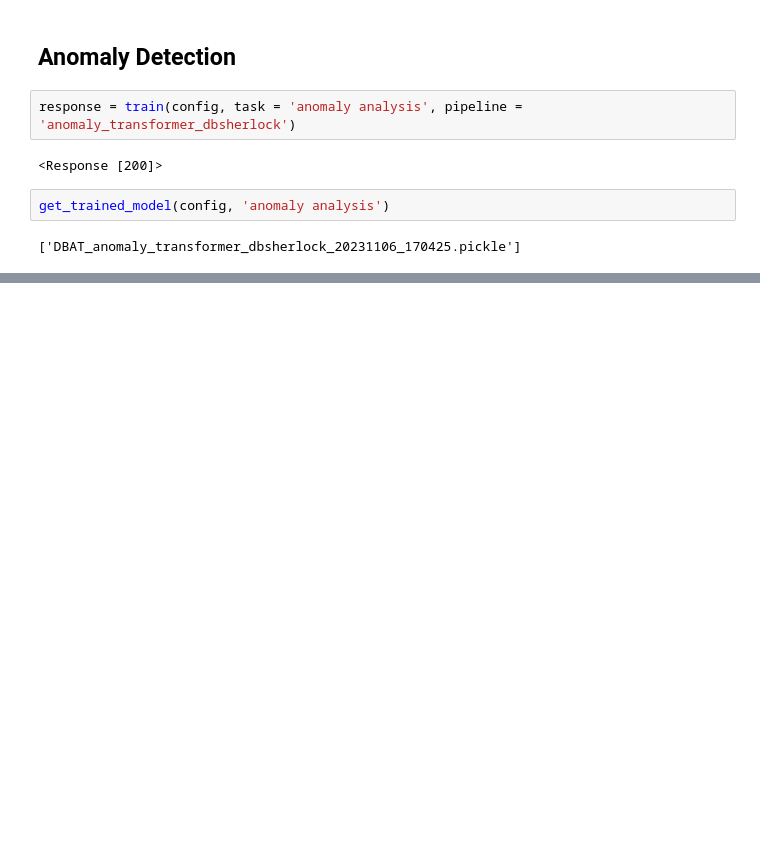
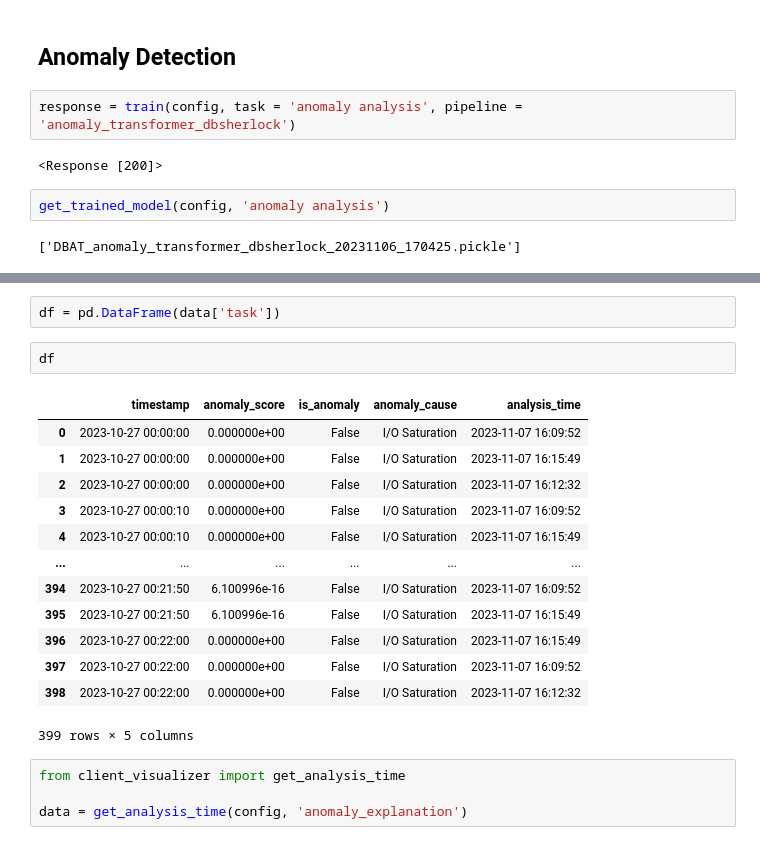
Before and after one commit to allene-ha/EDA_Framework, a Jupyter notebook: client/tutorial.ipynb, the cells around one changed output, grey strips where cells are left out. Drawn from its saved outputs; the diff is of its cells as text; blank space fills up the shorter version.

```diff
--- a/client/tutorial.ipynb
+++ b/client/tutorial.ipynb
@@ -164,0 +208,22 @@ anom_score
+# %%
+df = pd.DataFrame(data['task'])
+# %%
+df
+# %% [output]
+|  | timestamp | anomaly_score | is_anomaly | anomaly_cause | analysis_time |
+| 0 | 2023-10-27 00:00:00 | 0.000000e+00 | False | I/O Saturation | 2023-11-07 16:09:52 |
+| 1 | 2023-10-27 00:00:00 | 0.000000e+00 | False | I/O Saturation | 2023-11-07 16:15:49 |
+| 2 | 2023-10-27 00:00:00 | 0.000000e+00 | False | I/O Saturation | 2023-11-07 16:12:32 |
+| 3 | 2023-10-27 00:00:10 | 0.000000e+00 | False | I/O Saturation | 2023-11-07 16:09:52 |
+| 4 | 2023-10-27 00:00:10 | 0.000000e+00 | False | I/O Saturation | 2023-11-07 16:15:49 |
+| ... | ... | ... | ... | ... | ... |
+| 394 | 2023-10-27 00:21:50 | 6.100996e-16 | False | I/O Saturation | 2023-11-07 16:09:52 |
+| 395 | 2023-10-27 00:21:50 | 6.100996e-16 | False | I/O Saturation | 2023-11-07 16:15:49 |
+| 396 | 2023-10-27 00:22:00 | 0.000000e+00 | False | I/O Saturation | 2023-11-07 16:15:49 |
+| 397 | 2023-10-27 00:22:00 | 0.000000e+00 | False | I/O Saturation | 2023-11-07 16:09:52 |
+| 398 | 2023-10-27 00:22:00 | 0.000000e+00 | False | I/O Saturation | 2023-11-07 16:12:32 |
+399 rows × 5 columns
+# %%
+from client_visualizer import get_analysis_time
+
+data = get_analysis_time(config, 'anomaly_explanation')
```
Also changed, not shown: parts of 8 cells of this notebook, 6 other files.
